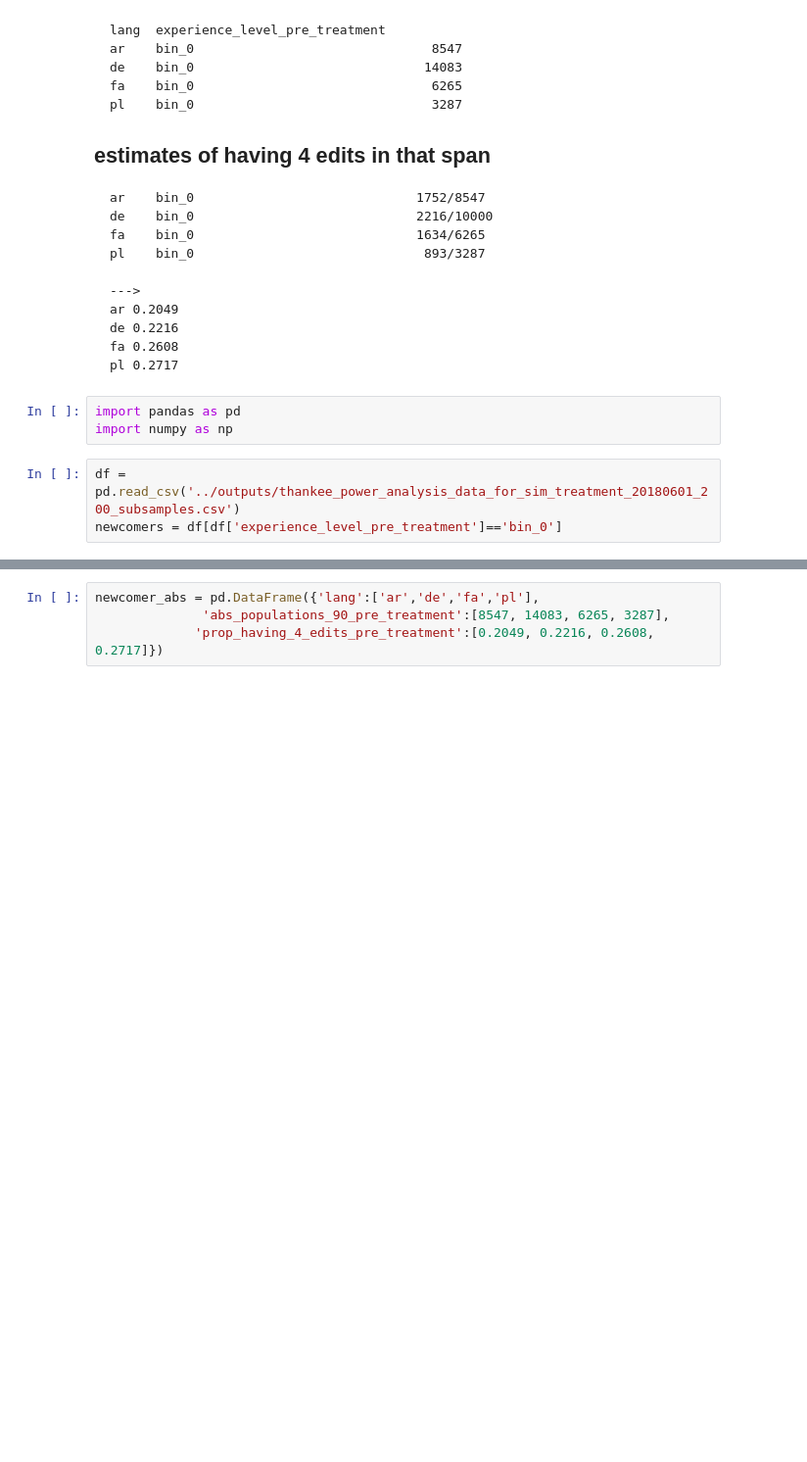
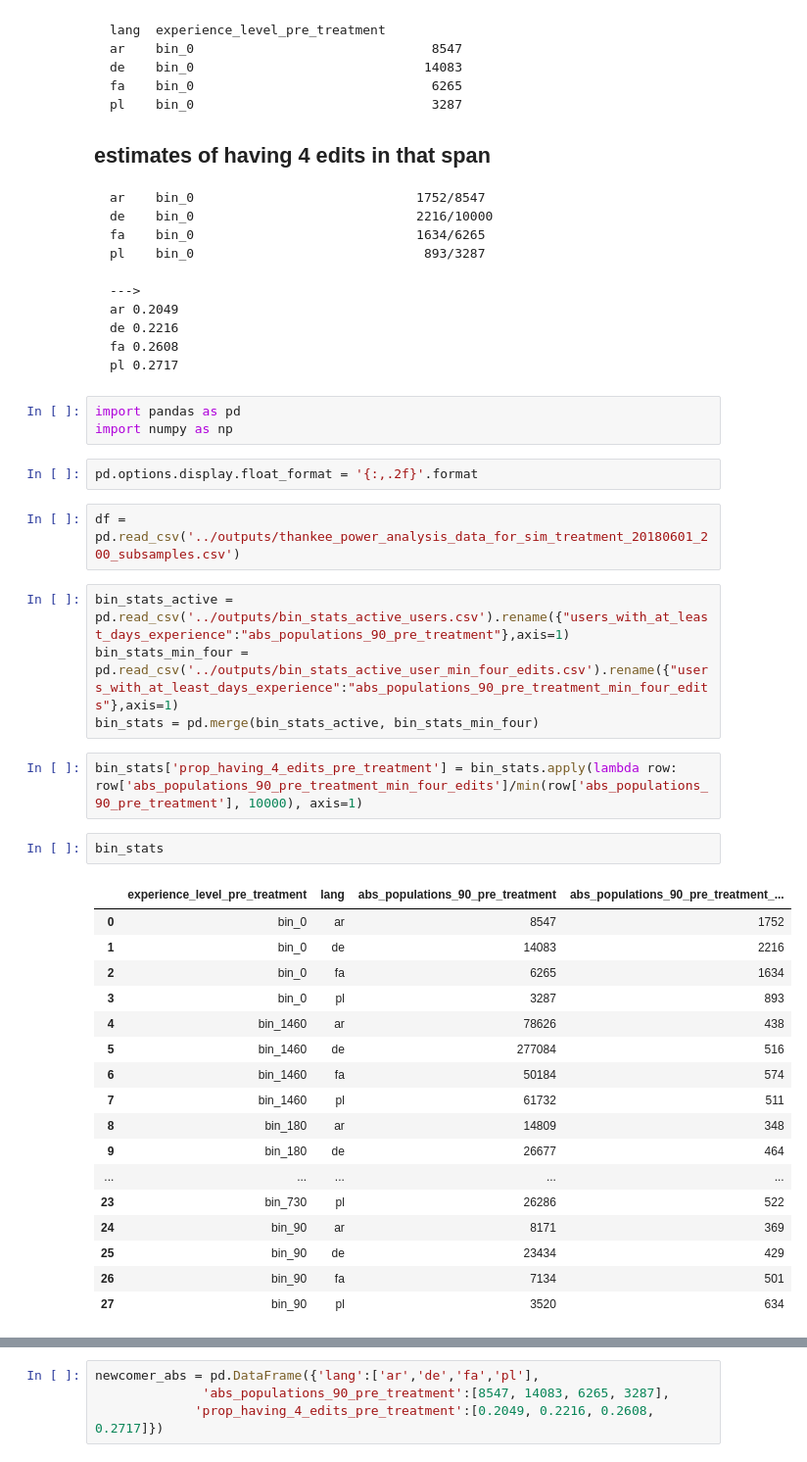
Before and after one commit to citizensandtech/civilservant-wikipedia-gratitude-population-sampling, a Jupyter notebook: ipython/estimate newcomers with 4 quality edits.ipynb, the cells around one changed output, grey strips where cells are left out. Shown: that part at 98% size. Drawn from its saved outputs; the diff is of its cells as text; blank space fills up the shorter version.

Commit message:
refact samplers for new format

```diff
--- a/ipython/estimate newcomers with 4 quality edits.ipynb
+++ b/ipython/estimate newcomers with 4 quality edits.ipynb
@@ -33,6 +33,33 @@ pl 0.2717
 # %%
 import pandas as pd
 import numpy as np
+# %%
+pd.options.display.float_format = '{:,.2f}'.format
 # %%
 df = pd.read_csv('../outputs/thankee_power_analysis_data_for_sim_treatment_20180601_200_subsamples.csv')
-newcomers = df[df['experience_level_pre_treatment']=='bin_0']
+# %%
+bin_stats_active = pd.read_csv('../outputs/bin_stats_active_users.csv').rename({"users_with_at_least_days_experience":"abs_populations_90_pre_treatment"},axis=1)
+bin_stats_min_four = pd.read_csv('../outputs/bin_stats_active_user_min_four_edits.csv').rename({"users_with_at_least_days_experience":"abs_populations_90_pre_treatment_min_four_edits"},axis=1)
+bin_stats = pd.merge(bin_stats_active, bin_stats_min_four)
+# %%
+bin_stats['prop_having_4_edits_pre_treatment'] = bin_stats.apply(lambda row: row['abs_populations_90_pre_treatment_min_four_edits']/min(row['abs_populations_90_pre_treatment'], 10000), axis=1)
+# %%
+bin_stats
+# %% [output]
+|  | experience_level_pre_treatment | lang | abs_populations_90_pre_treatment | abs_populations_90_pre_treatment_... |
+| 0 | bin_0 | ar | 8547 | 1752 |
+| 1 | bin_0 | de | 14083 | 2216 |
+| 2 | bin_0 | fa | 6265 | 1634 |
+| 3 | bin_0 | pl | 3287 | 893 |
+| 4 | bin_1460 | ar | 78626 | 438 |
+| 5 | bin_1460 | de | 277084 | 516 |
+| 6 | bin_1460 | fa | 50184 | 574 |
+| 7 | bin_1460 | pl | 61732 | 511 |
+| 8 | bin_180 | ar | 14809 | 348 |
+| 9 | bin_180 | de | 26677 | 464 |
+| ... | ... | ... | ... | ... |
+| 23 | bin_730 | pl | 26286 | 522 |
+| 24 | bin_90 | ar | 8171 | 369 |
+| 25 | bin_90 | de | 23434 | 429 |
+| 26 | bin_90 | fa | 7134 | 501 |
+| 27 | bin_90 | pl | 3520 | 634 |
```
Also changed, not shown: parts of 18 cells of this notebook, 2 other files.
